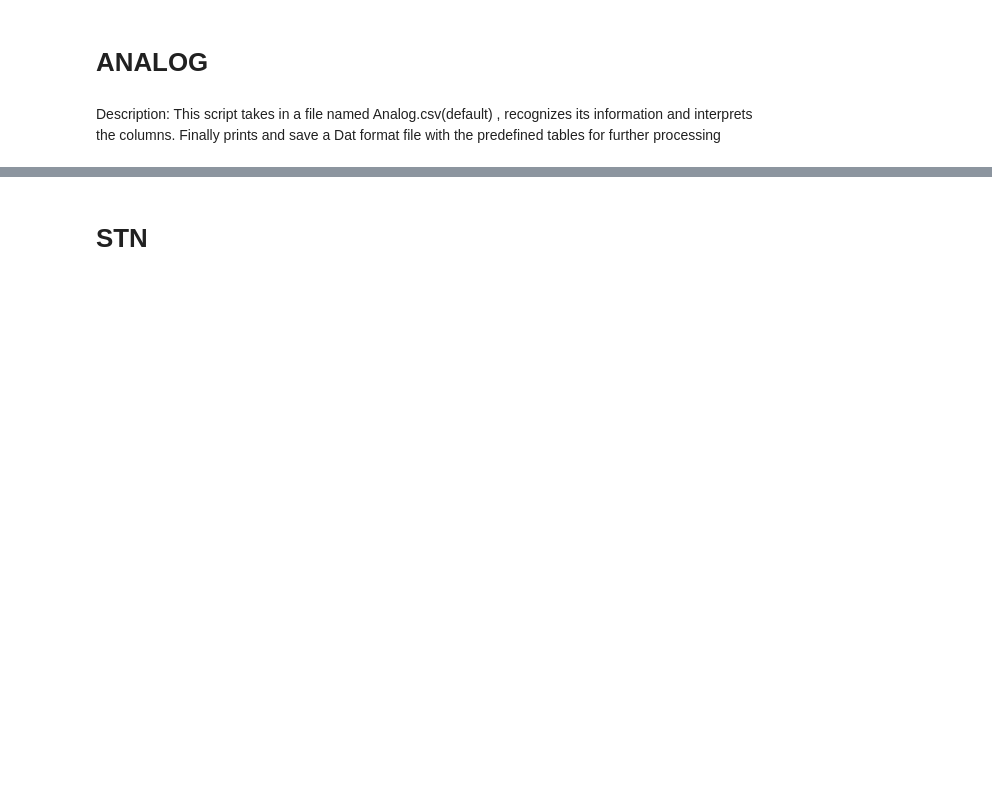
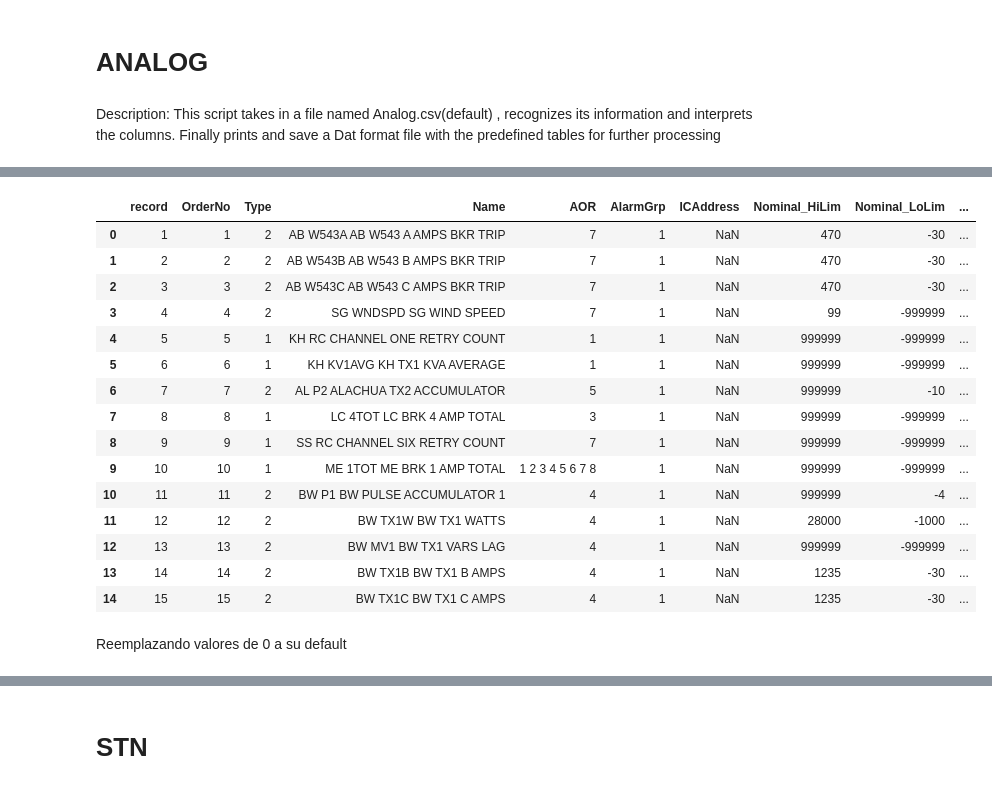
Before and after one commit to arielgv/Estructuracion, a Jupyter notebook: scada_code.ipynb, the cells around one changed output, grey strips where cells are left out. Drawn from its saved outputs; the diff is of its cells as text; code cells hidden in the pictures; blank space fills up the shorter version.

```diff
--- a/scada_code.ipynb
+++ b/scada_code.ipynb
@@ -296,7 +404,8 @@ analog_file = "Analog.csv"
 df_analog = pd.read_csv(analog_file)
 
 df_new = pd.DataFrame()
-
+df_new['record'] = range(1, len(df_analog)+1)
+df_new['OrderNo'] = range(1, len(df_analog)+1)
 
 conditions = [
     (df_analog['Telem_RTU  '] == "  "),
@@ -377,3 +486,24 @@ df_new['Nominal_HiLim'] = df_copy['Alm_unrHi  ']
 df_new['Nominal_LoLim'] = df_copy['Alm_unrLo  ']
 df_new['Nominal_HiLim1'] = df_copy['Alm_preHi  ']
 df_new['Nominal_LoLim1'] = df_copy['Alm_preLo  ']
+# %%
+df_new.head(15)
+# %% [output]
+|  | record | OrderNo | Type | Name | AOR | AlarmGrp | ICAddress | Nominal_HiLim | Nominal_LoLim | ... |
+| 0 | 1 | 1 | 2 | AB W543A AB W543 A AMPS BKR TRIP | 7 | 1 | NaN | 470 | -30 | ... |
+| 1 | 2 | 2 | 2 | AB W543B AB W543 B AMPS BKR TRIP | 7 | 1 | NaN | 470 | -30 | ... |
+| 2 | 3 | 3 | 2 | AB W543C AB W543 C AMPS BKR TRIP | 7 | 1 | NaN | 470 | -30 | ... |
+| 3 | 4 | 4 | 2 | SG WNDSPD SG WIND SPEED | 7 | 1 | NaN | 99 | -999999 | ... |
+| 4 | 5 | 5 | 1 | KH RC CHANNEL ONE RETRY COUNT | 1 | 1 | NaN | 999999 | -999999 | ... |
+| 5 | 6 | 6 | 1 | KH KV1AVG KH TX1 KVA AVERAGE | 1 | 1 | NaN | 999999 | -999999 | ... |
+| 6 | 7 | 7 | 2 | AL P2 ALACHUA TX2 ACCUMULATOR | 5 | 1 | NaN | 999999 | -10 | ... |
+| 7 | 8 | 8 | 1 | LC 4TOT LC BRK 4 AMP TOTAL | 3 | 1 | NaN | 999999 | -999999 | ... |
+| 8 | 9 | 9 | 1 | SS RC CHANNEL SIX RETRY COUNT | 7 | 1 | NaN | 999999 | -999999 | ... |
+| 9 | 10 | 10 | 1 | ME 1TOT ME BRK 1 AMP TOTAL | 1 2 3 4 5 6 7 8 | 1 | NaN | 999999 | -999999 | ... |
+| 10 | 11 | 11 | 2 | BW P1 BW PULSE ACCUMULATOR 1 | 4 | 1 | NaN | 999999 | -4 | ... |
+| 11 | 12 | 12 | 2 | BW TX1W BW TX1 WATTS | 4 | 1 | NaN | 28000 | -1000 | ... |
+| 12 | 13 | 13 | 2 | BW MV1 BW TX1 VARS LAG | 4 | 1 | NaN | 999999 | -999999 | ... |
+| 13 | 14 | 14 | 2 | BW TX1B BW TX1 B AMPS | 4 | 1 | NaN | 1235 | -30 | ... |
+| 14 | 15 | 15 | 2 | BW TX1C BW TX1 C AMPS | 4 | 1 | NaN | 1235 | -30 | ... |
+# %% [markdown]
+Reemplazando valores de 0 a su default
```
Also changed, not shown: parts of 30 cells of this notebook.
